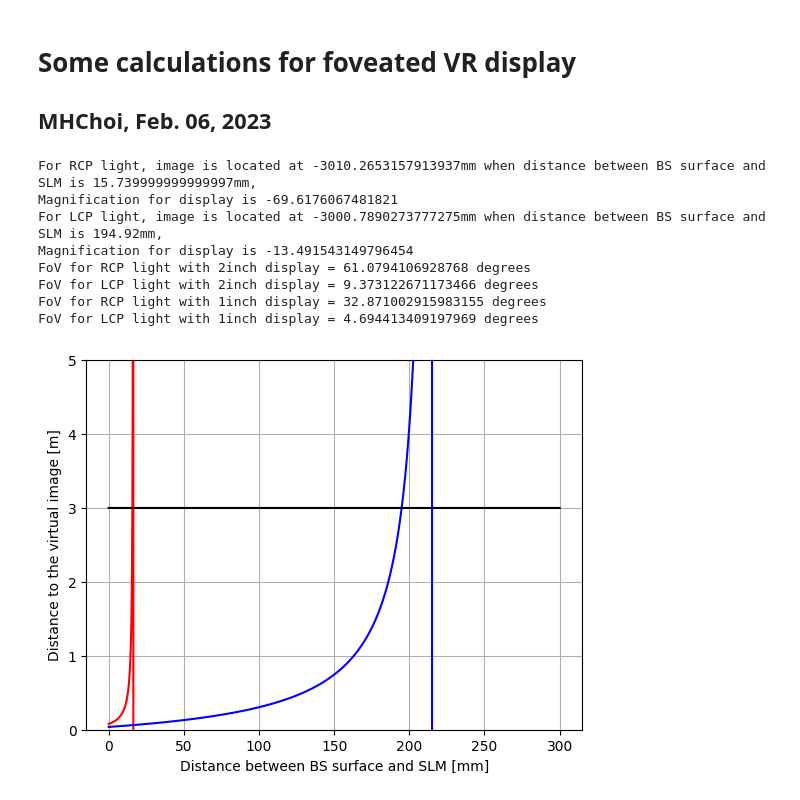
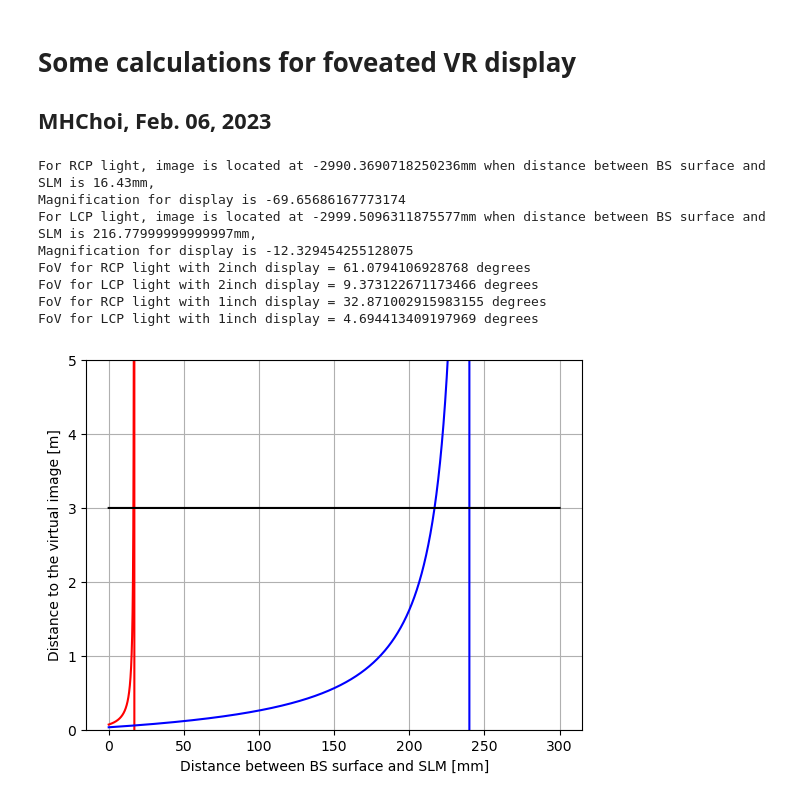
Before and after one commit to mhchoi960905/Holographic-optical-element-pre-compensation, a Jupyter notebook: Foveated_display_cal.ipynb, the cells around one changed output. Cells and saved outputs as stored; diff of their text form; code cells hidden in the pictures.

```diff
--- a/Foveated_display_cal.ipynb
+++ b/Foveated_display_cal.ipynb
@@ -4,7 +4,7 @@
 # %%
 import numpy as np
 import matplotlib.pyplot as plt
-import plotly.express as px
+# import plotly.express as px
 
 
 def find_nearest(array, value):
@@ -24,7 +24,7 @@ f_EP = 75.6*mm
 length_bs = 25*mm
 d_GPL = length_bs/2
 d_1 = d_GPL + np.linspace(0,30*cm, 30001)
-d_EP = 5*mm
+d_EP = 3*mm
 
 i_GPL_RCP = f_GPL_RCP * (d_1+d_GPL) / ((d_1+d_GPL)-f_GPL_RCP)
 o_prime_RCP = d_EP - i_GPL_RCP
@@ -35,35 +35,35 @@ o_prime_LCP = d_EP - i_GPL_LCP
 i_EP_LCP = o_prime_LCP * f_EP / (o_prime_LCP - f_EP)
 
 
 plt.figure()
 plt.plot((d_1-d_GPL) / mm, -i_EP_RCP, 'r')
 plt.plot((d_1-d_GPL) / mm, -i_EP_LCP, 'b')
 plt.plot((d_1-d_GPL) / mm, 3*np.ones_like(i_EP_LCP), 'k')
 plt.xlabel('Distance between BS surface and SLM [mm]')
 plt.ylabel('Distance to the virtual image [m]')
 plt.ylim([0, 5])
 plt.grid()
 
 idx_RCP, dist_RCP = find_nearest(i_EP_RCP, -3)
 idx_LCP, dist_LCP = find_nearest(i_EP_LCP, -3)
 
 
 print('For RCP light, image is located at {}mm when distance between BS surface and SLM is {}mm, \nMagnification for display is {}'.format(dist_RCP/mm, (d_1-d_GPL)[idx_RCP]/mm, dist_RCP/(d_1+d_GPL+d_EP/2)[idx_RCP]))
 print('For LCP light, image is located at {}mm when distance between BS surface and SLM is {}mm, \nMagnification for display is {}'.format(dist_LCP/mm, (d_1-d_GPL)[idx_LCP]/mm, dist_LCP/(d_1+d_GPL+d_EP/2)[idx_LCP]))
 
 
 d_disp = 2*inch
 print('FoV for RCP light with 2inch display = {} degrees'.format(np.rad2deg(2*np.arctan(d_disp/2*(1/f_EP + 1/f_GPL_RCP)))))
 print('FoV for LCP light with 2inch display = {} degrees'.format(np.rad2deg(2*np.arctan(d_disp/2*(1/f_EP + 1/f_GPL_LCP)))))
 print('FoV for RCP light with 1inch display = {} degrees'.format(np.rad2deg(2*np.arctan(d_disp/2/2*(1/f_EP + 1/f_GPL_RCP)))))
 print('FoV for LCP light with 1inch display = {} degrees'.format(np.rad2deg(2*np.arctan(d_disp/2/2*(1/f_EP + 1/f_GPL_LCP)))))
 # %% [output]
-For RCP light, image is located at -3010.2653157913937mm when distance between BS surface and SLM is 15.739999999999997mm,
-Magnification for display is -69.6176067481821
-For LCP light, image is located at -3000.7890273777275mm when distance between BS surface and SLM is 194.92mm,
-Magnification for display is -13.491543149796454
+For RCP light, image is located at -2990.3690718250236mm when distance between BS surface and SLM is 16.43mm,
+Magnification for display is -69.65686167773174
+For LCP light, image is located at -2999.5096311875577mm when distance between BS surface and SLM is 216.77999999999997mm,
+Magnification for display is -12.329454255128075
 FoV for RCP light with 2inch display = 61.0794106928768 degrees
 FoV for LCP light with 2inch display = 9.373122671173466 degrees
 FoV for RCP light with 1inch display = 32.871002915983155 degrees
 FoV for LCP light with 1inch display = 4.694413409197969 degrees
-[figure, old version]
+[figure, new version]
```
Also changed, not shown: parts of 1 cell of this notebook.
